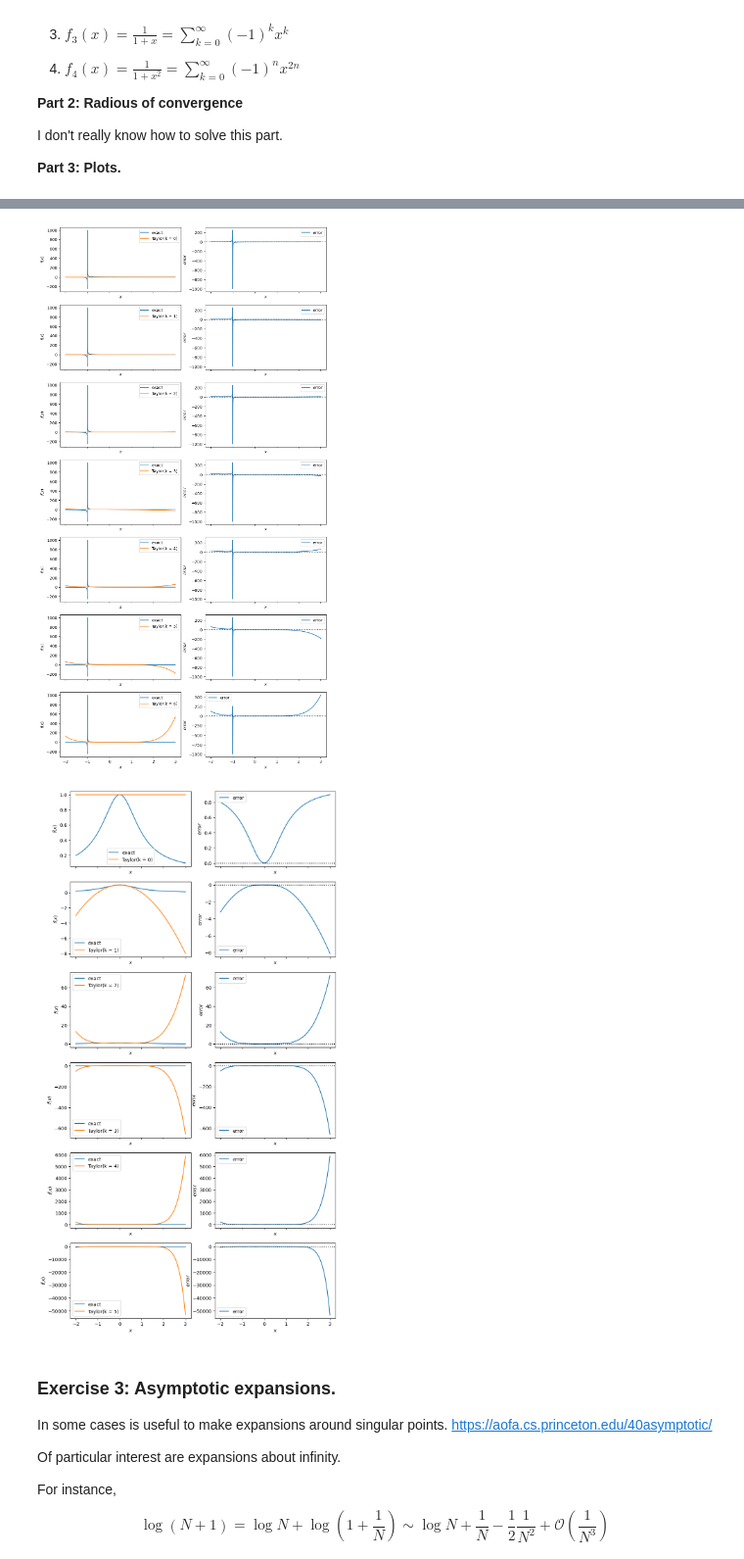
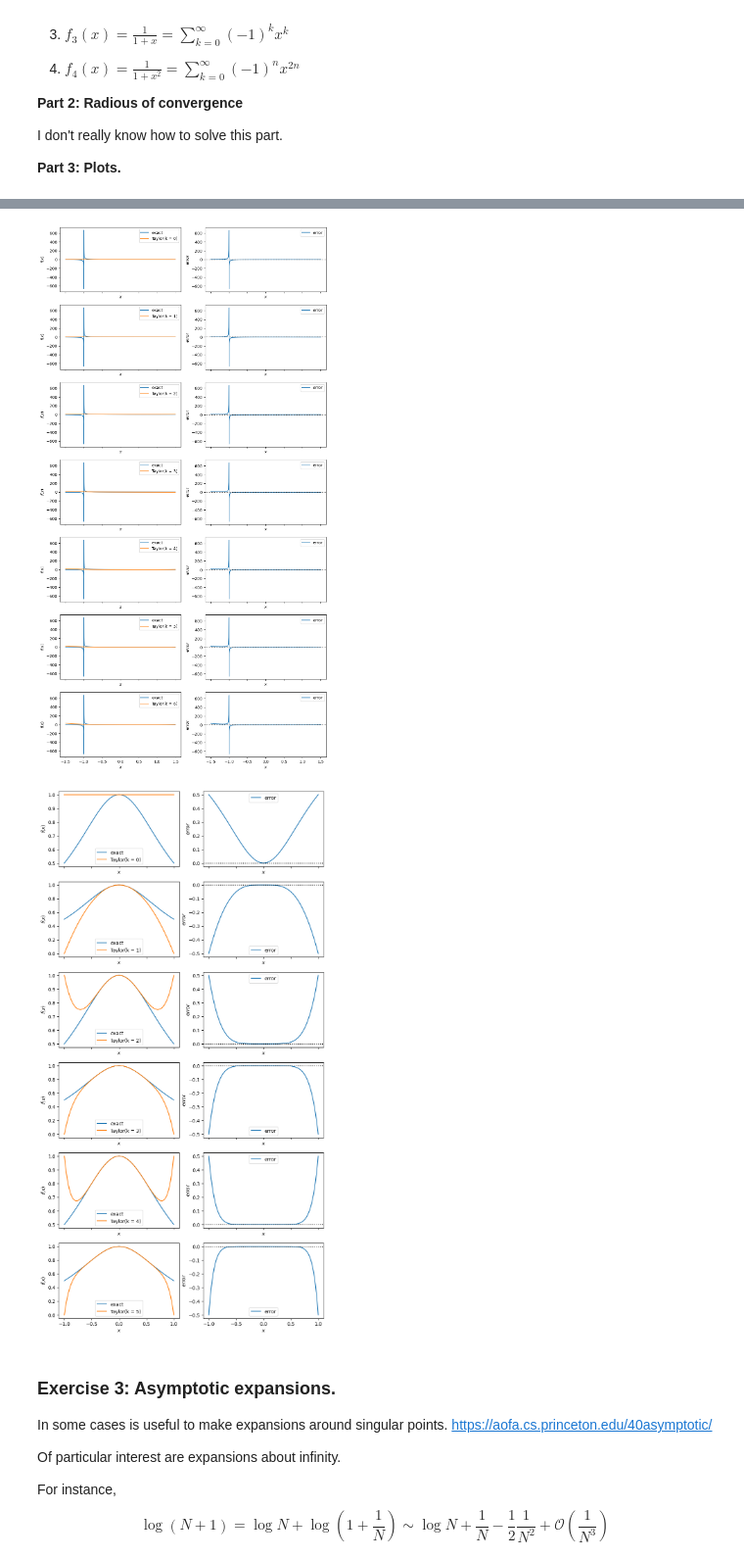
Before and after one commit to Arkh3/master_cn_25-26, a Jupyter notebook: practicas/practica2/H2_Teruel.ipynb, the cells around one changed output, grey strips where cells are left out. Shown at 98% size. Cells and saved outputs as stored; diff of their text form; code cells hidden in the pictures.

```diff
--- a/practicas/practica2/H2_Teruel.ipynb
+++ b/practicas/practica2/H2_Teruel.ipynb
@@ -231,25 +231,25 @@ nc.plot_taylor_approximation_with_series_term(
     series_term=lambda x, k: 1 if k == 0 else (-1)**k * x**k,
     K=K,
     x_0=x_0,
-    interval_plot=(x_0 - 2.0, x_0 + 3.0),
+    interval_plot=(x_0 - 1.5, x_0 + 1.5),
     figure_size=(2*K, 4*K),
 )
 # %% [output]
-[figure, old version]
+[figure, new version]
 # %%
 # Taylor approximation for 1/(1+x)
 x_0 = 0.0
 K = 5
 nc.plot_taylor_approximation_with_series_term(
     function=lambda x: 1/(1+x**2),
     series_term=lambda x, k: (-1)**(k) * x**(2 * k),
     K=K,
     x_0=x_0,
-    interval_plot=(x_0 - 2.0, x_0 + 3.0),
+    interval_plot=(x_0 - 1.0, x_0 + 1.0),
     figure_size=(2*K, 4*K),
 )
 # %% [output]
-[figure, old version]
+[figure, new version]
 # %% [markdown]
 ### Exercise 3: Asymptotic expansions.
 
```
Also changed, not shown: parts of 2 cells of this notebook, 1 other file.
